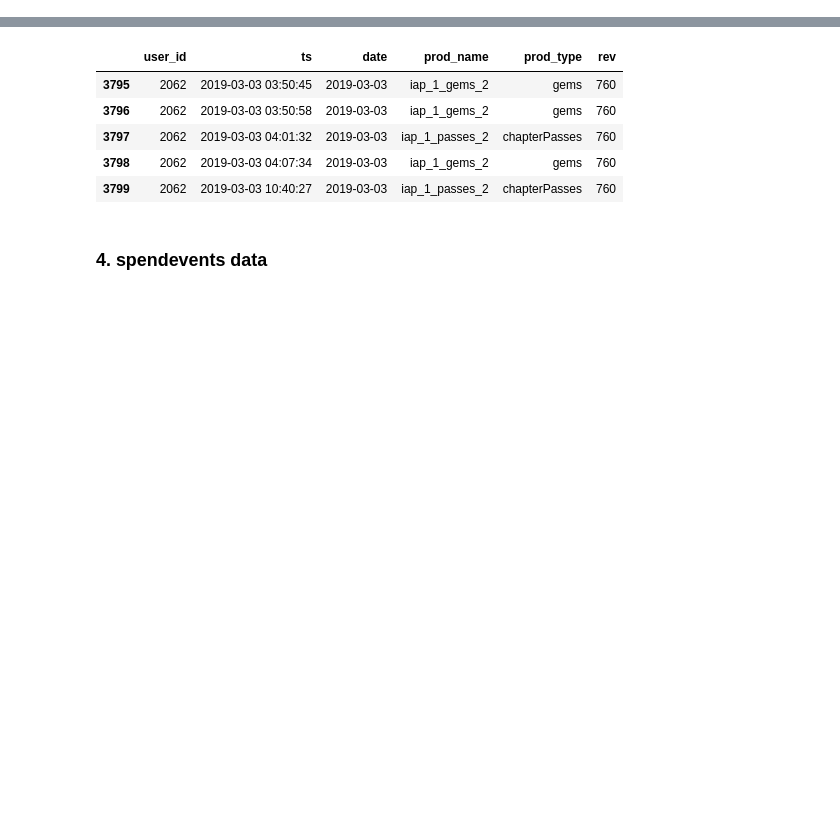
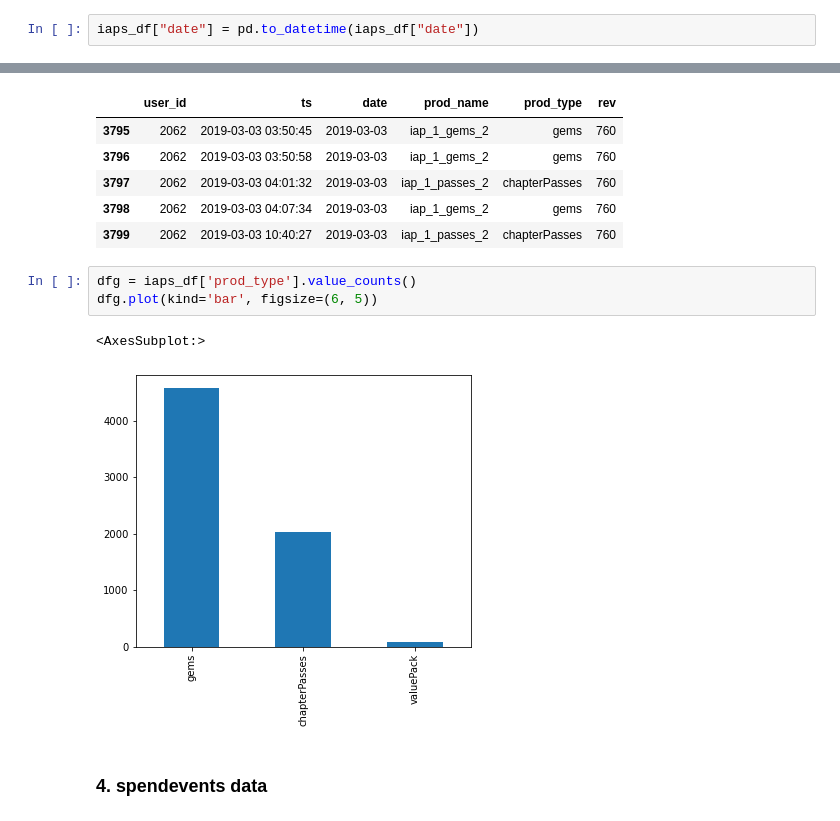
Before and after one commit to nghitrampham/data_assessments, a Jupyter notebook: pg_da_ds_homework/conversion_model.ipynb, the cells around one changed output, grey strips where cells are left out. Cells and saved outputs as stored; diff of their text form; blank space fills up the shorter version.

```diff
--- a/pg_da_ds_homework/conversion_model.ipynb
+++ b/pg_da_ds_homework/conversion_model.ipynb
@@ -123,6 +131,8 @@ iaps_df.head()
 | 2 | 7480 | 2019-03-04 22:49:08 | 2019-03-04 | iap_1_gems_1 | gems | 410 |
 | 3 | 2466 | 2019-03-06 00:16:48 | 2019-03-06 | iap_1_gems_2 | gems | 760 |
 | 4 | 22001 | 2019-03-06 09:13:45 | 2019-03-06 | iap_1_gems_2 | gems | 760 |
+# %%
+iaps_df["date"] = pd.to_datetime(iaps_df["date"])
 # %%
 iaps_df.shape
 # %% [output]
@@ -140,6 +150,12 @@ iaps_df[iaps_df.user_id == 2062].sort_values(by="ts")
 | 3797 | 2062 | 2019-03-03 04:01:32 | 2019-03-03 | iap_1_passes_2 | chapterPasses | 760 |
 | 3798 | 2062 | 2019-03-03 04:07:34 | 2019-03-03 | iap_1_gems_2 | gems | 760 |
 | 3799 | 2062 | 2019-03-03 10:40:27 | 2019-03-03 | iap_1_passes_2 | chapterPasses | 760 |
+# %%
+dfg = iaps_df['prod_type'].value_counts()
+dfg.plot(kind='bar', figsize=(6, 5))
+# %% [output]
+<AxesSubplot:>
+[figure, added]
 # %% [markdown]
 ### 4. spendevents data
 # %%
```
Also changed, not shown: parts of 47 cells of this notebook.
